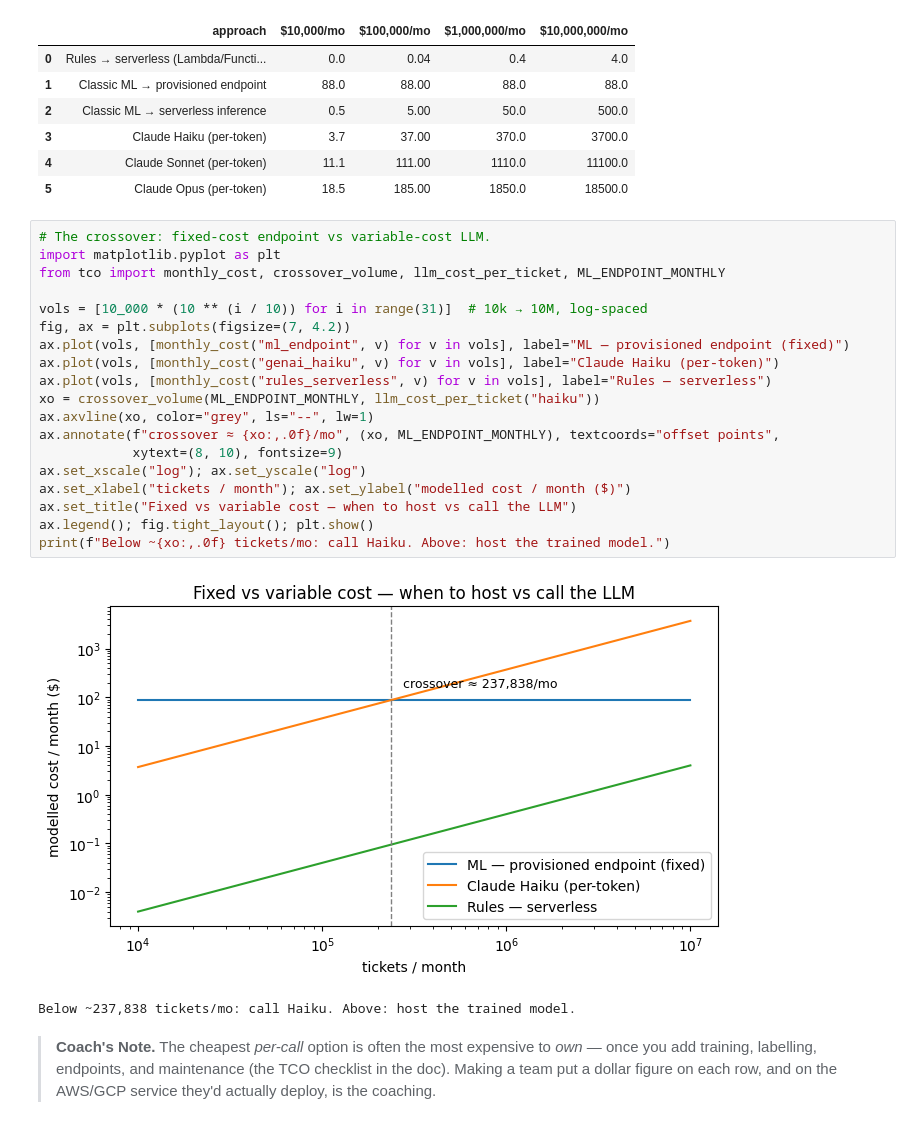
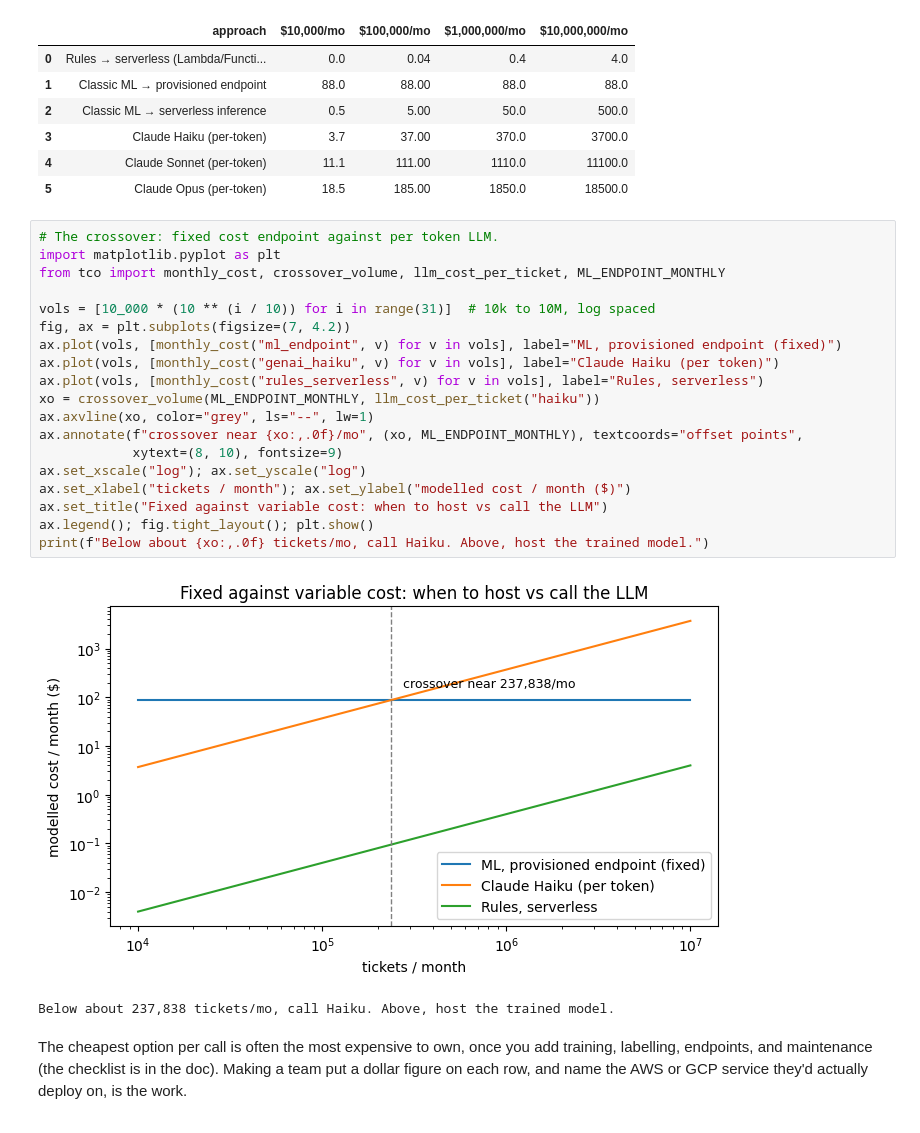
Before and after one commit to petermathews/customer-service, a Jupyter notebook: notebooks/customer_service_triage.ipynb, the cells around one changed output. Drawn from its saved outputs; the diff is of its cells as text.

```diff
--- a/notebooks/customer_service_triage.ipynb
+++ b/notebooks/customer_service_triage.ipynb
@@ -285,30 +282,30 @@ build_tco_table()
 | 4 | Claude Sonnet (per-token) | 11.1 | 111.00 | 1110.0 | 11100.0 |
 | 5 | Claude Opus (per-token) | 18.5 | 185.00 | 1850.0 | 18500.0 |
 # %%
-# The crossover: fixed-cost endpoint vs variable-cost LLM.
+# The crossover: fixed cost endpoint against per token LLM.
 import matplotlib.pyplot as plt
 from tco import monthly_cost, crossover_volume, llm_cost_per_ticket, ML_ENDPOINT_MONTHLY
 
-vols = [10_000 * (10 ** (i / 10)) for i in range(31)]  # 10k → 10M, log-spaced
+vols = [10_000 * (10 ** (i / 10)) for i in range(31)]  # 10k to 10M, log spaced
 fig, ax = plt.subplots(figsize=(7, 4.2))
-ax.plot(vols, [monthly_cost("ml_endpoint", v) for v in vols], label="ML — provisioned endpoint (fixed)")
-ax.plot(vols, [monthly_cost("genai_haiku", v) for v in vols], label="Claude Haiku (per-token)")
-ax.plot(vols, [monthly_cost("rules_serverless", v) for v in vols], label="Rules — serverless")
+ax.plot(vols, [monthly_cost("ml_endpoint", v) for v in vols], label="ML, provisioned endpoint (fixed)")
+ax.plot(vols, [monthly_cost("genai_haiku", v) for v in vols], label="Claude Haiku (per token)")
+ax.plot(vols, [monthly_cost("rules_serverless", v) for v in vols], label="Rules, serverless")
 xo = crossover_volume(ML_ENDPOINT_MONTHLY, llm_cost_per_ticket("haiku"))
 ax.axvline(xo, color="grey", ls="--", lw=1)
-ax.annotate(f"crossover ≈ {xo:,.0f}/mo", (xo, ML_ENDPOINT_MONTHLY), textcoords="offset points",
+ax.annotate(f"crossover near {xo:,.0f}/mo", (xo, ML_ENDPOINT_MONTHLY), textcoords="offset points",
             xytext=(8, 10), fontsize=9)
 ax.set_xscale("log"); ax.set_yscale("log")
 ax.set_xlabel("tickets / month"); ax.set_ylabel("modelled cost / month ($)")
-ax.set_title("Fixed vs variable cost — when to host vs call the LLM")
+ax.set_title("Fixed against variable cost: when to host vs call the LLM")
 ax.legend(); fig.tight_layout(); plt.show()
-print(f"Below ~{xo:,.0f} tickets/mo: call Haiku. Above: host the trained model.")
+print(f"Below about {xo:,.0f} tickets/mo, call Haiku. Above, host the trained model.")
 # %% [output]
-[figure, old version]
+[figure, new version]
-Below ~237,838 tickets/mo: call Haiku. Above: host the trained model.
+Below about 237,838 tickets/mo, call Haiku. Above, host the trained model.
 # %% [markdown]
-> **Coach's Note.** The cheapest *per-call* option is often the most expensive
-> to *own* — once you add training, labelling, endpoints, and maintenance (the
-> TCO checklist in the doc). Making a team put a dollar figure on each row, and
-> on the AWS/GCP service they'd actually deploy, is the coaching.
+The cheapest option per call is often the most expensive to own, once you add
+training, labelling, endpoints, and maintenance (the checklist is in the doc).
+Making a team put a dollar figure on each row, and name the AWS or GCP service
+they'd actually deploy on, is the work.
 # %% [markdown]
```
Also changed, not shown: parts of 24 cells of this notebook, 13 other files.
